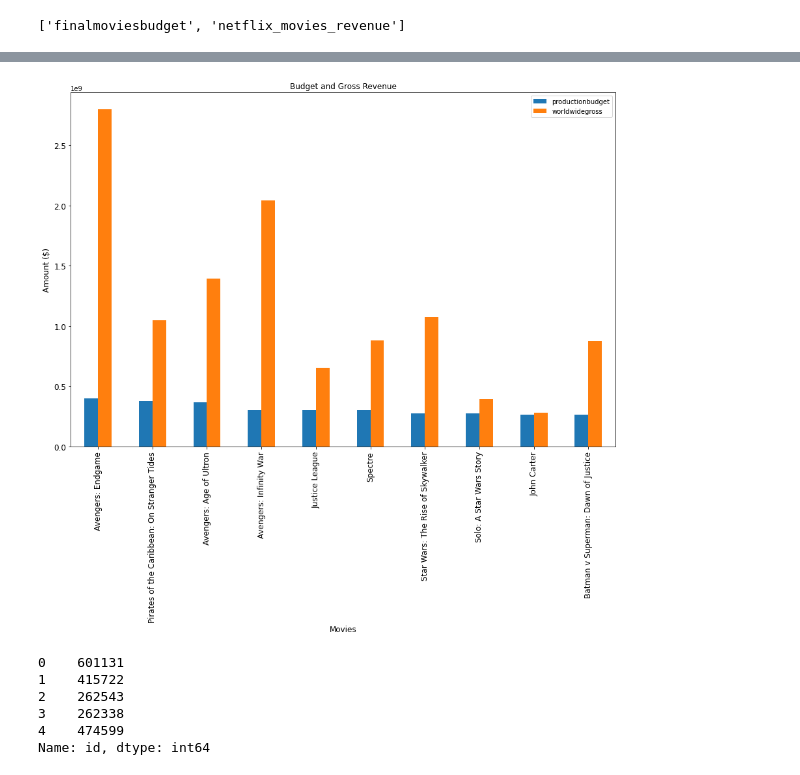
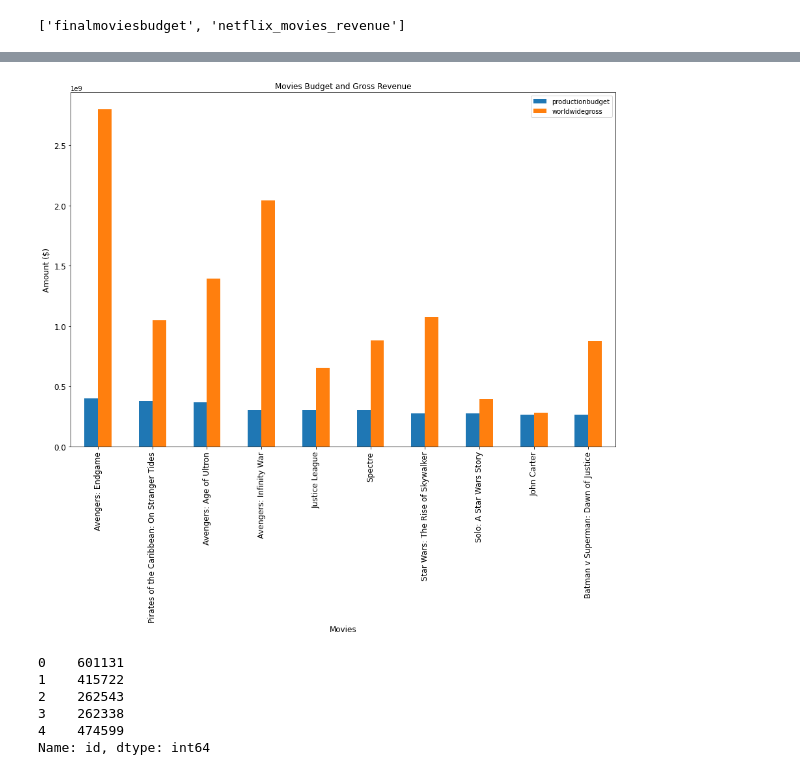
Before and after one commit to LenSin3/Conservatory-ETL-Project, a Jupyter notebook: ETL-Project/ETL-Load.ipynb, the cells around one changed output, grey strips where cells are left out. Drawn from its saved outputs; the diff is of its cells as text; code cells hidden in the pictures.

```diff
--- a/ETL-Project/ETL-Load.ipynb
+++ b/ETL-Project/ETL-Load.ipynb
@@ -119,15 +134,13 @@ top_10_budget
 # %%
 # Bar chart of top 10 budget
-# Extract title, productionbudget, domesticgross, worldwidegross
-
-ax = top_10_budget[['productionbudget', 'worldwidegross']].plot(kind='bar', title ="Budget and Gross Revenue", figsize=(15, 10), legend=True, fontsize=12)
+ax = top_10_budget[['productionbudget', 'worldwidegross']].plot(kind='bar', title ="Movies Budget and Gross Revenue", figsize=(15, 10), legend=True, fontsize=12)
 ax.set_xlabel("Movies", fontsize=12)
 ax.set_xticklabels(top_10_budget['title'], rotation=90)
 ax.set_ylabel("Amount ($)", fontsize=12)
 plt.savefig('budget_gross_top10.png')
 plt.show()
 # %% [output]
-[figure, old version]
+[figure, new version]
 # %%
 # Netflix top 10 budget movies
 # First merge netflix_movies_revenue and finalmoviesbudget
```
Also changed, not shown: parts of 4 cells of this notebook, 5 other files.
